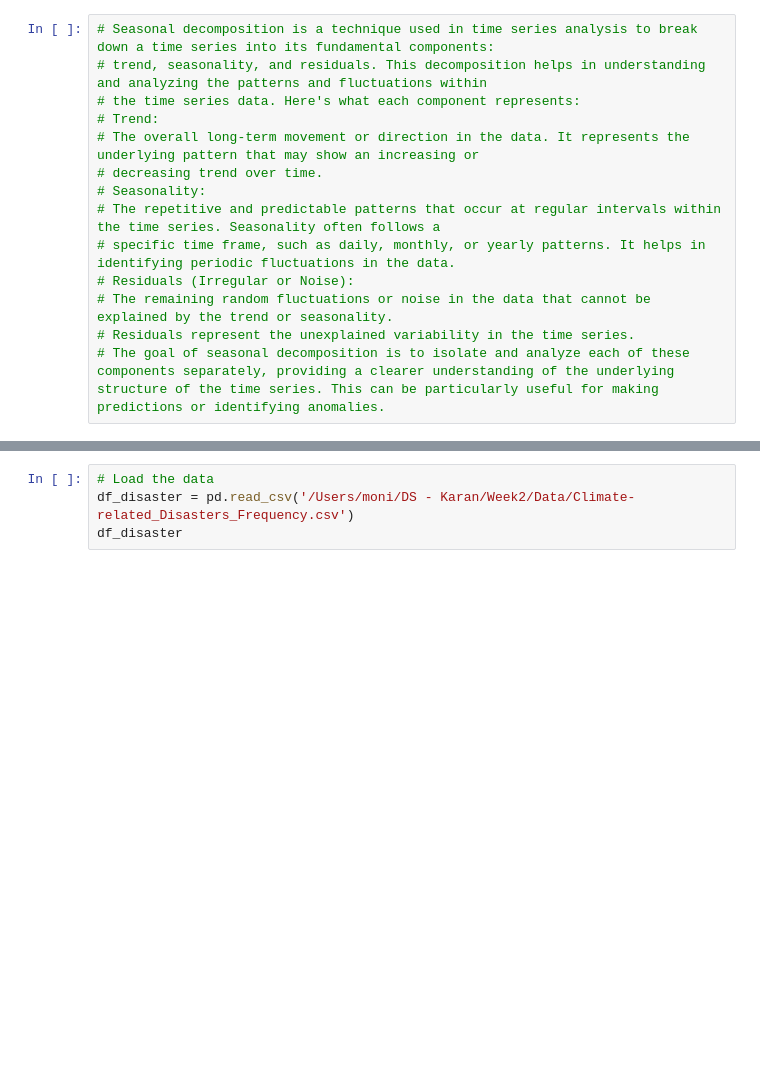
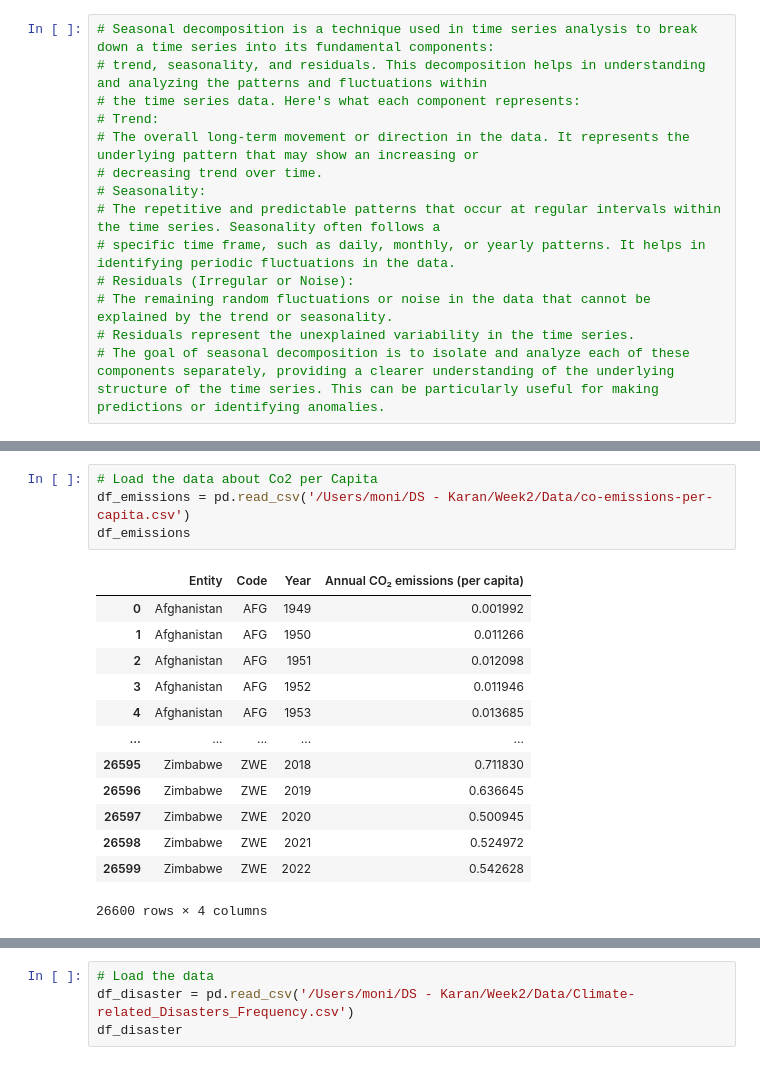
Before and after one commit to mona-shiri/Climate_change, a Jupyter notebook: climate_change.ipynb, the cells around one changed output, grey strips where cells are left out. Cells and saved outputs as stored; diff of their text form; blank space fills up the shorter version.

```diff
--- a/climate_change.ipynb
+++ b/climate_change.ipynb
@@ -686,0 +740,18 @@ plt.show()
+# %%
+# Load the data about Co2 per Capita
+df_emissions = pd.read_csv('/Users/moni/DS - Karan/Week2/Data/co-emissions-per-capita.csv')
+df_emissions
+# %% [output]
+|  | Entity | Code | Year | Annual CO₂ emissions (per capita) |
+| 0 | Afghanistan | AFG | 1949 | 0.001992 |
+| 1 | Afghanistan | AFG | 1950 | 0.011266 |
+| 2 | Afghanistan | AFG | 1951 | 0.012098 |
+| 3 | Afghanistan | AFG | 1952 | 0.011946 |
+| 4 | Afghanistan | AFG | 1953 | 0.013685 |
+| ... | ... | ... | ... | ... |
+| 26595 | Zimbabwe | ZWE | 2018 | 0.711830 |
+| 26596 | Zimbabwe | ZWE | 2019 | 0.636645 |
+| 26597 | Zimbabwe | ZWE | 2020 | 0.500945 |
+| 26598 | Zimbabwe | ZWE | 2021 | 0.524972 |
+| 26599 | Zimbabwe | ZWE | 2022 | 0.542628 |
+26600 rows × 4 columns
```
Also changed, not shown: parts of 31 cells of this notebook, 3 other files.
